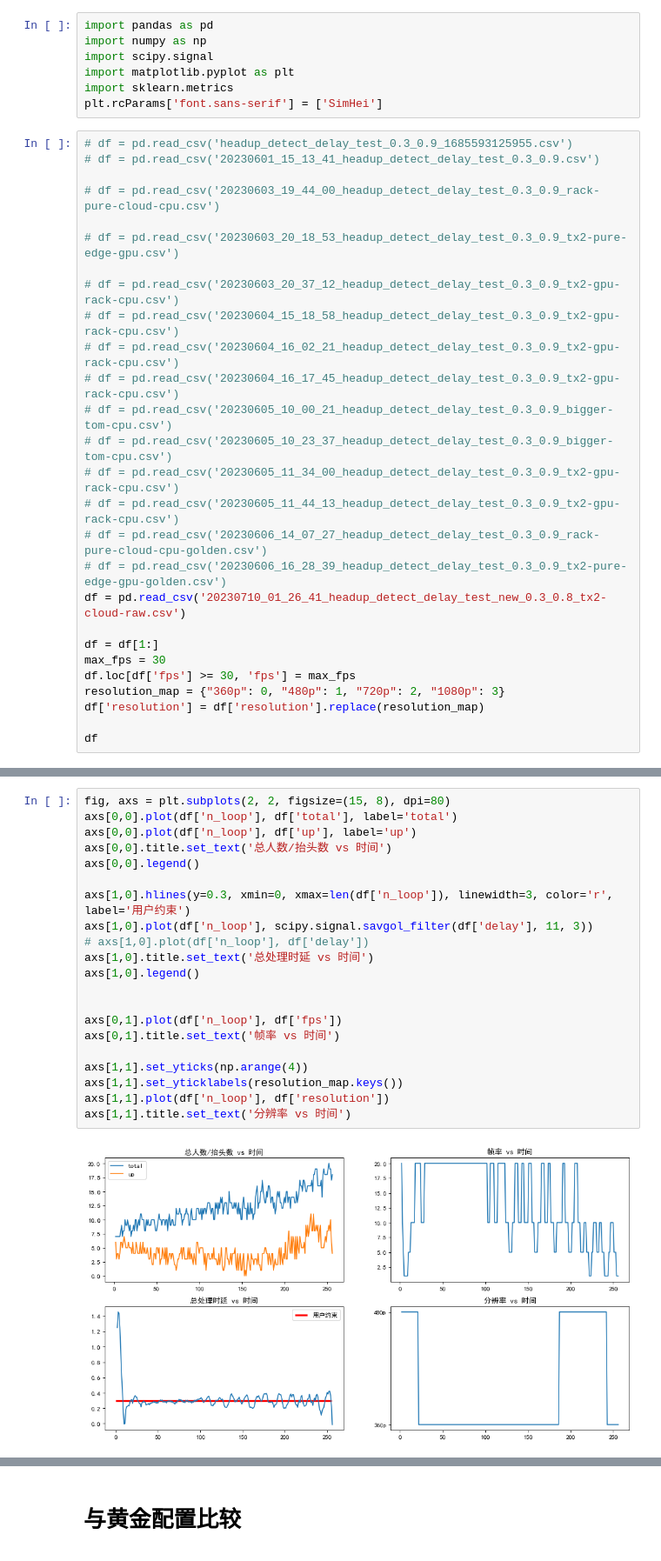
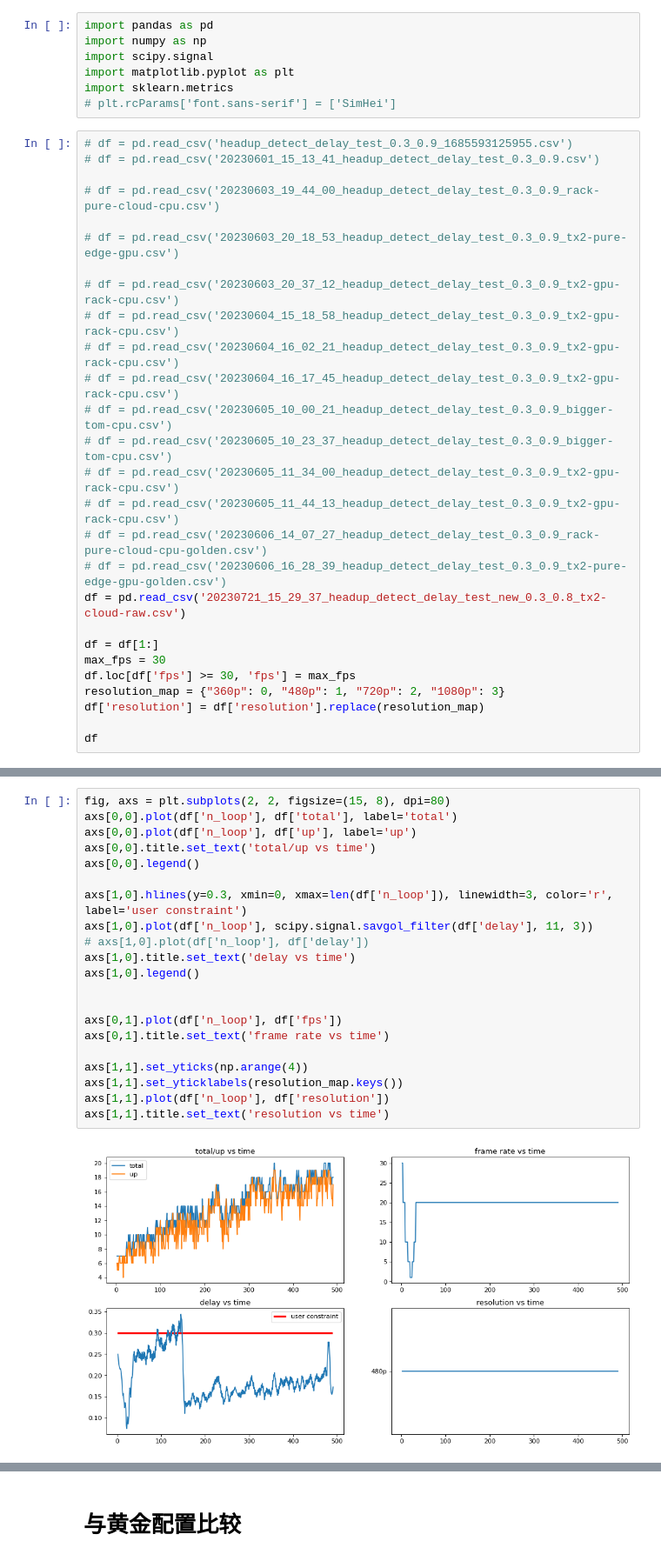
Before and after one commit to zwh2119/video-dag-schedule, a Jupyter notebook: expr/headup_detect_draw.ipynb, the cells around one changed output, grey strips where cells are left out. Shown at 87% size. Drawn from its saved outputs; the diff is of its cells as text.

```diff
--- a/expr/headup_detect_draw.ipynb
+++ b/expr/headup_detect_draw.ipynb
@@ -4,7 +4,7 @@ import numpy as np
 import scipy.signal
 import matplotlib.pyplot as plt
 import sklearn.metrics
-plt.rcParams['font.sans-serif'] = ['SimHei']
+# plt.rcParams['font.sans-serif'] = ['SimHei']
 # %%
 # df = pd.read_csv('headup_detect_delay_test_0.3_0.9_1685593125955.csv')
 # df = pd.read_csv('20230601_15_13_41_headup_detect_delay_test_0.3_0.9.csv')
@@ -23,7 +23,7 @@ plt.rcParams['font.sans-serif'] = ['SimHei']
 # df = pd.read_csv('20230605_11_44_13_headup_detect_delay_test_0.3_0.9_tx2-gpu-rack-cpu.csv')
 # df = pd.read_csv('20230606_14_07_27_headup_detect_delay_test_0.3_0.9_rack-pure-cloud-cpu-golden.csv')
 # df = pd.read_csv('20230606_16_28_39_headup_detect_delay_test_0.3_0.9_tx2-pure-edge-gpu-golden.csv')
-df = pd.read_csv('20230710_01_26_41_headup_detect_delay_test_new_0.3_0.8_tx2-cloud-raw.csv')
+df = pd.read_csv('20230721_15_29_37_headup_detect_delay_test_new_0.3_0.8_tx2-cloud-raw.csv')
 
 df = df[1:]
 max_fps = 30
@@ -49,26 +49,26 @@ df
 # %%
 fig, axs = plt.subplots(2, 2, figsize=(15, 8), dpi=80)
 axs[0,0].plot(df['n_loop'], df['total'], label='total')
 axs[0,0].plot(df['n_loop'], df['up'], label='up')
-axs[0,0].title.set_text('总人数/抬头数 vs 时间')
+axs[0,0].title.set_text('total/up vs time')
 axs[0,0].legend()
 
-axs[1,0].hlines(y=0.3, xmin=0, xmax=len(df['n_loop']), linewidth=3, color='r', label='用户约束')
+axs[1,0].hlines(y=0.3, xmin=0, xmax=len(df['n_loop']), linewidth=3, color='r', label='user constraint')
 axs[1,0].plot(df['n_loop'], scipy.signal.savgol_filter(df['delay'], 11, 3))
 # axs[1,0].plot(df['n_loop'], df['delay'])
-axs[1,0].title.set_text('总处理时延 vs 时间')
+axs[1,0].title.set_text('delay vs time')
 axs[1,0].legend()
 
 
 axs[0,1].plot(df['n_loop'], df['fps'])
-axs[0,1].title.set_text('帧率 vs 时间')
+axs[0,1].title.set_text('frame rate vs time')
 
 axs[1,1].set_yticks(np.arange(4))
 axs[1,1].set_yticklabels(resolution_map.keys())
 axs[1,1].plot(df['n_loop'], df['resolution'])
-axs[1,1].title.set_text('分辨率 vs 时间')
+axs[1,1].title.set_text('resolution vs time')
 # %% [output]
-[figure, old version]
+[figure, new version]
 # %%
 fig, axs = plt.subplots(1, 2, figsize=(15, 5), dpi=80)
 axs[0].plot(df['n_loop'], df['face_detection'], label='face_detection')
```
Also changed, not shown: parts of 5 cells of this notebook, 8 other files.
